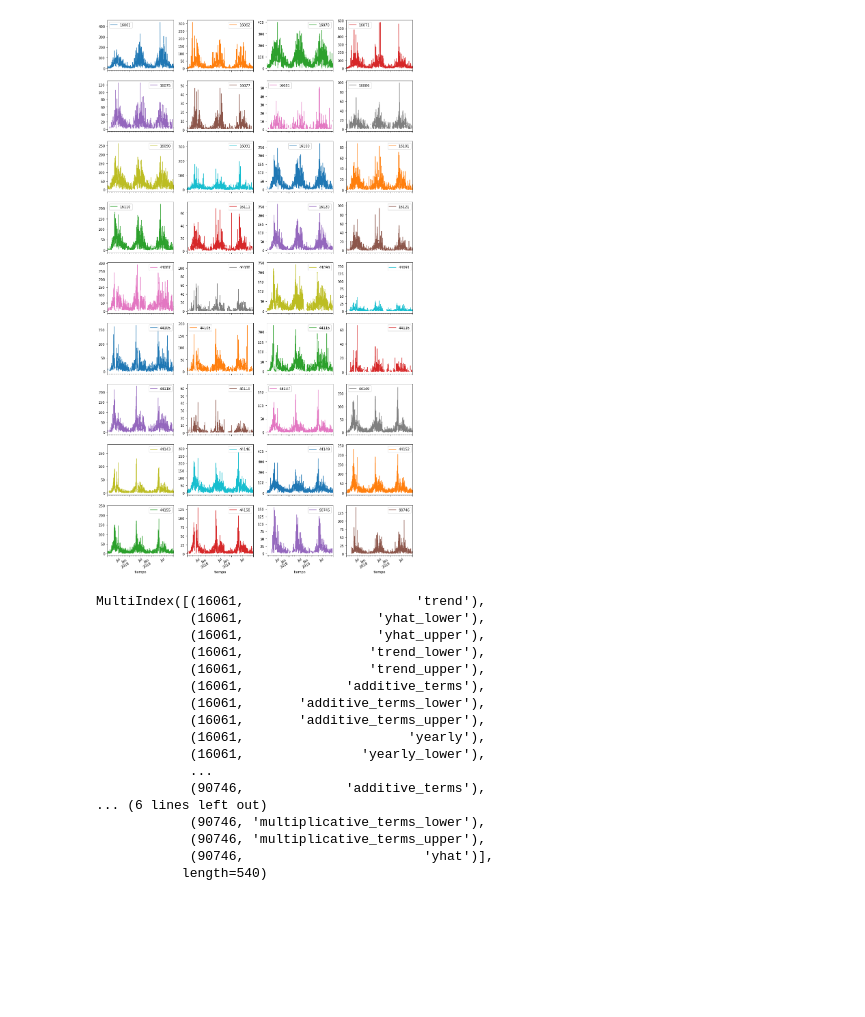
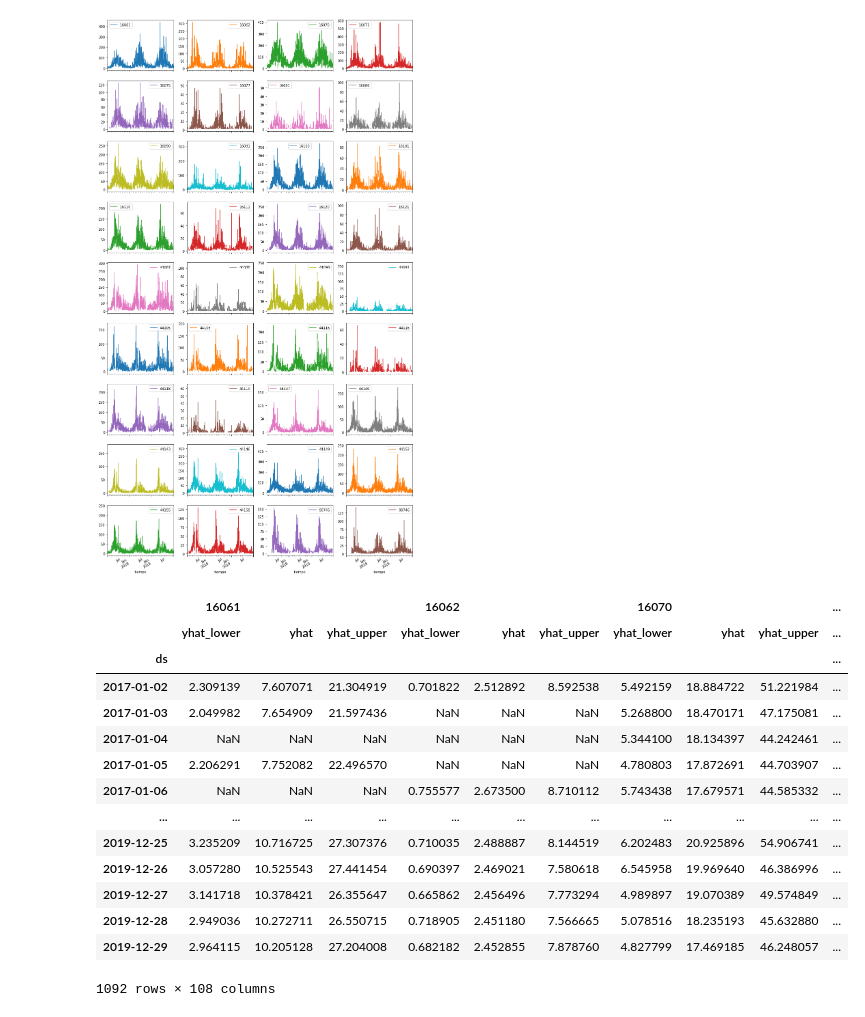
Before and after one commit to coldwhitewinters/LV, a Jupyter notebook: notebooks/forecast_model.ipynb, the cells around one changed output. Drawn from its saved outputs; the diff is of its cells as text; code cells hidden in the pictures; blank space fills up the shorter version.

```diff
--- a/notebooks/forecast_model.ipynb
+++ b/notebooks/forecast_model.ipynb
@@ -115,4 +82,4 @@ class Forecast:
 # %%
-model = Forecast()
+model = ProphetForecaster()
 model.fit(train)
 fcst = model.predict(steps=365).asfreq("D")
@@ -121,20 +86,18 @@ fcst = fcst.asfreq("D")
 # %%
-fcst.columns
+fcst
 # %% [output]
+|  | 16061 |  |  | 16062 |  |  | 16070 |  |  | ... |
+|  | yhat_lower | yhat | yhat_upper | yhat_lower | yhat | yhat_upper | yhat_lower | yhat | yhat_upper | ... |
+| ds |  |  |  |  |  |  |  |  |  | ... |
+| 2017-01-02 | 2.309139 | 7.607071 | 21.304919 | 0.701822 | 2.512892 | 8.592538 | 5.492159 | 18.884722 | 51.221984 | ... |
+| 2017-01-03 | 2.049982 | 7.654909 | 21.597436 | NaN | NaN | NaN | 5.268800 | 18.470171 | 47.175081 | ... |
+| 2017-01-04 | NaN | NaN | NaN | NaN | NaN | NaN | 5.344100 | 18.134397 | 44.242461 | ... |
+| 2017-01-05 | 2.206291 | 7.752082 | 22.496570 | NaN | NaN | NaN | 4.780803 | 17.872691 | 44.703907 | ... |
+| 2017-01-06 | NaN | NaN | NaN | 0.755577 | 2.673500 | 8.710112 | 5.743438 | 17.679571 | 44.585332 | ... |
+| ... | ... | ... | ... | ... | ... | ... | ... | ... | ... | ... |
+| 2019-12-25 | 3.235209 | 10.716725 | 27.307376 | 0.710035 | 2.488887 | 8.144519 | 6.202483 | 20.925896 | 54.906741 | ... |
+| 2019-12-26 | 3.057280 | 10.525543 | 27.441454 | 0.690397 | 2.469021 | 7.580618 | 6.545958 | 19.969640 | 46.386996 | ... |
+| 2019-12-27 | 3.141718 | 10.378421 | 26.355647 | 0.665862 | 2.456496 | 7.773294 | 4.989897 | 19.070389 | 49.574849 | ... |
+| 2019-12-28 | 2.949036 | 10.272711 | 26.550715 | 0.718905 | 2.451180 | 7.566665 | 5.078516 | 18.235193 | 45.632880 | ... |
+| 2019-12-29 | 2.964115 | 10.205128 | 27.204008 | 0.682182 | 2.452855 | 7.878760 | 4.827799 | 17.469185 | 46.248057 | ... |
-MultiIndex([(16061,                      'trend'),
-            (16061,                 'yhat_lower'),
-            (16061,                 'yhat_upper'),
-            (16061,                'trend_lower'),
-            (16061,                'trend_upper'),
-            (16061,             'additive_terms'),
-            (16061,       'additive_terms_lower'),
-            (16061,       'additive_terms_upper'),
-            (16061,                     'yearly'),
-            (16061,               'yearly_lower'),
-            ...
-            (90746,             'additive_terms'),
-... (6 lines left out)
-            (90746, 'multiplicative_terms_lower'),
-            (90746, 'multiplicative_terms_upper'),
-            (90746,                       'yhat')],
-           length=540)
+1092 rows × 108 columns
```
Also changed, not shown: parts of 15 cells of this notebook, 3 other files.
